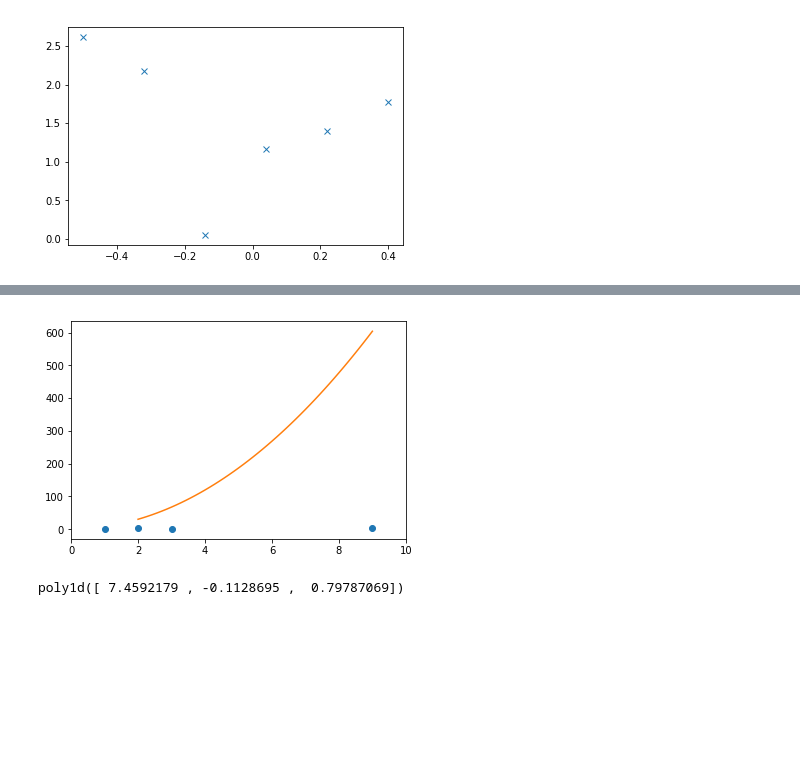
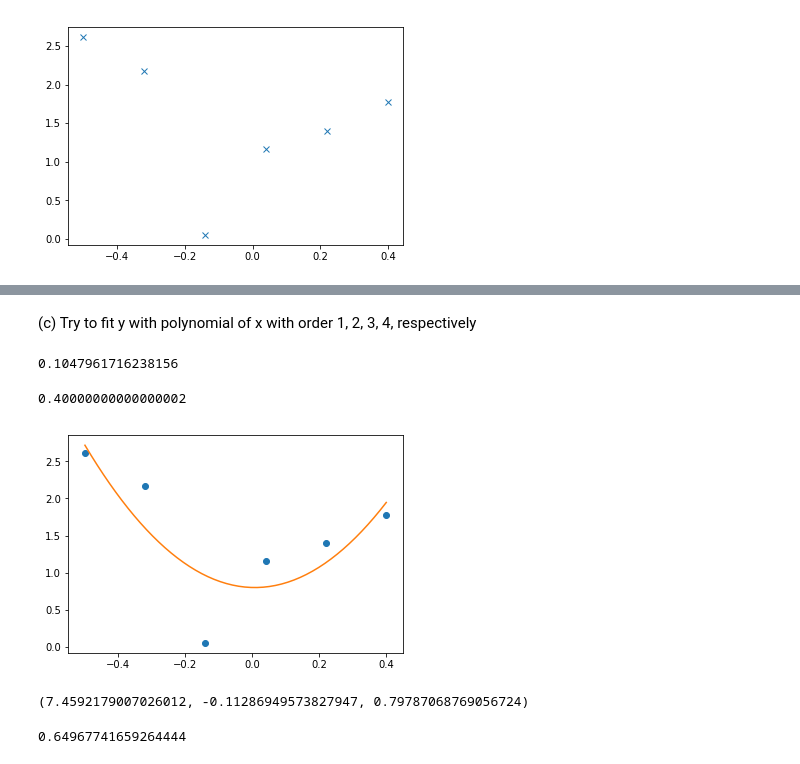
Before and after one commit to sunglyoungKim/ADS_sk6176, a Jupyter notebook: Homework 2.ipynb, the cells around one changed output, grey strips where cells are left out. Cells and saved outputs as stored; diff of their text form; code cells hidden in the pictures; blank space fills up the shorter version.

```diff
--- a/Homework 2.ipynb
+++ b/Homework 2.ipynb
@@ -350,3 +349,7 @@ plot(H33.x1, H33.y, 'x')
+# %%
+H33['x2'] = H33.x1**2
+H33['x3'] = H33.x1**3
+H33['x4']=H33.x1**4
 # %%
-H33['y2'] =
+H33.head()
 # %% [output]
@@ -353,0 +362,2 @@ SyntaxError: invalid syntax (<ipython-input-52-442ea7c514dd>, line 1)
+# %% [markdown]
+(c) Try to fit y with polynomial of x with order 1, 2, 3, 4, respectively
@@ -353,0 +366,8 @@ SyntaxError: invalid syntax (<ipython-input-52-442ea7c514dd>, line 1)
+# %%
+(smf.ols(formula = 'y ~ x1', data = H33).fit()).rsquared
+# %% [output]
+0.1047961716238156
+# %%
+H33.x1.max()
+# %% [output]
+0.40000000000000002
@@ -354,15 +376,15 @@ SyntaxError: invalid syntax (<ipython-input-52-442ea7c514dd>, line 1)
 # %%
-
 # calculate polynomial
-z = np.polyfit(H33.x1, H33.y, 2)
-f = np.poly1d(z)
+z1 = np.polyfit(H33.x1, H33.y, 2)
+f = np.poly1d(z1)
 
 # calculate new x's and y's
-x_new = np.linspace(x[-1], x[1], 50)
+x_new = np.linspace(H33.x1.min(), H33.x1.max(), 50)
 y_new = f(x_new)
 
-plt.plot(x,y,'o', x_new, y_new)
-plt.xlim([x[0]-1, x[-1] + 1 ])
+plt.plot(H33.x1,H33.y,'o', x_new, y_new)
+plt.xlim([H33.x1.min()-0.05, H33.x1.max()+0.05])
+
 plt.show()
 # %% [output]
-[figure, old version]
+[figure, new version]
@@ -371,4 +391,4 @@ p = np.poly1d(z)
-# %%
-p
-# %% [output]
-poly1d([ 7.4592179 , -0.1128695 ,  0.79787069])
+# %%
+print (z1[0],z1[1],z1[2])
+# %% [output]
+(7.4592179007026012, -0.11286949573827947, 0.79787068769056724)
@@ -374,0 +397,4 @@ poly1d([ 7.4592179 , -0.1128695 ,  0.79787069])
+# %%
+(smf.ols(formula = 'y ~ x2', data = H33).fit()).rsquared
+# %% [output]
+0.64967741659264444
```
Also changed, not shown: parts of 29 cells of this notebook.
